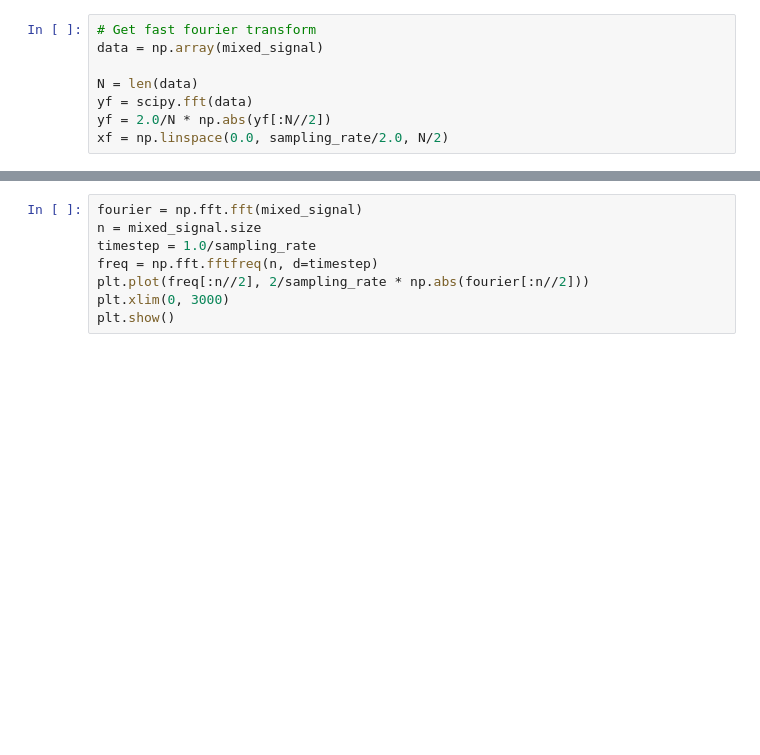
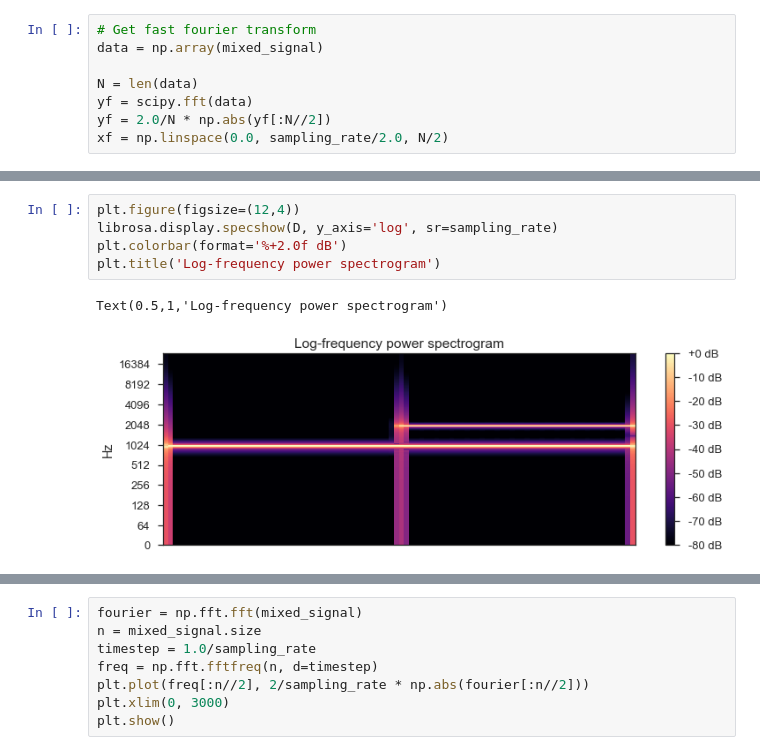
Before and after one commit to MariusDgr/AudioMining, a Jupyter notebook: notebooks/exploratory/Simple_Mix.ipynb, the cells around one changed output, grey strips where cells are left out. Cells and saved outputs as stored; diff of their text form; blank space fills up the shorter version.

```diff
--- a/notebooks/exploratory/Simple_Mix.ipynb
+++ b/notebooks/exploratory/Simple_Mix.ipynb
@@ -123,0 +134,8 @@ plt.tight_layout()
+# %%
+plt.figure(figsize=(12,4))
+librosa.display.specshow(D, y_axis='log', sr=sampling_rate)
+plt.colorbar(format='%+2.0f dB')
+plt.title('Log-frequency power spectrogram')
+# %% [output]
+Text(0.5,1,'Log-frequency power spectrogram')
+[figure, added]
```
Also changed, not shown: parts of 6 cells of this notebook.
